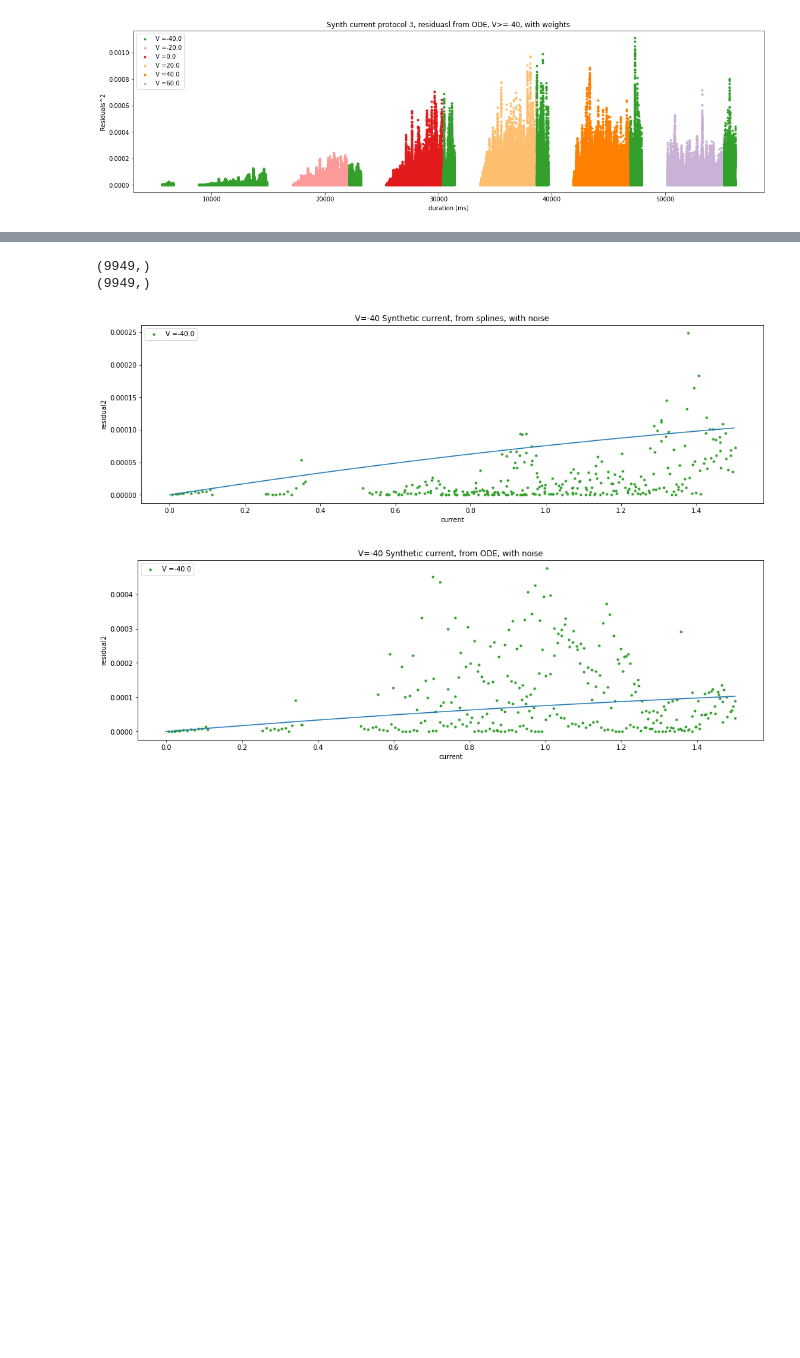
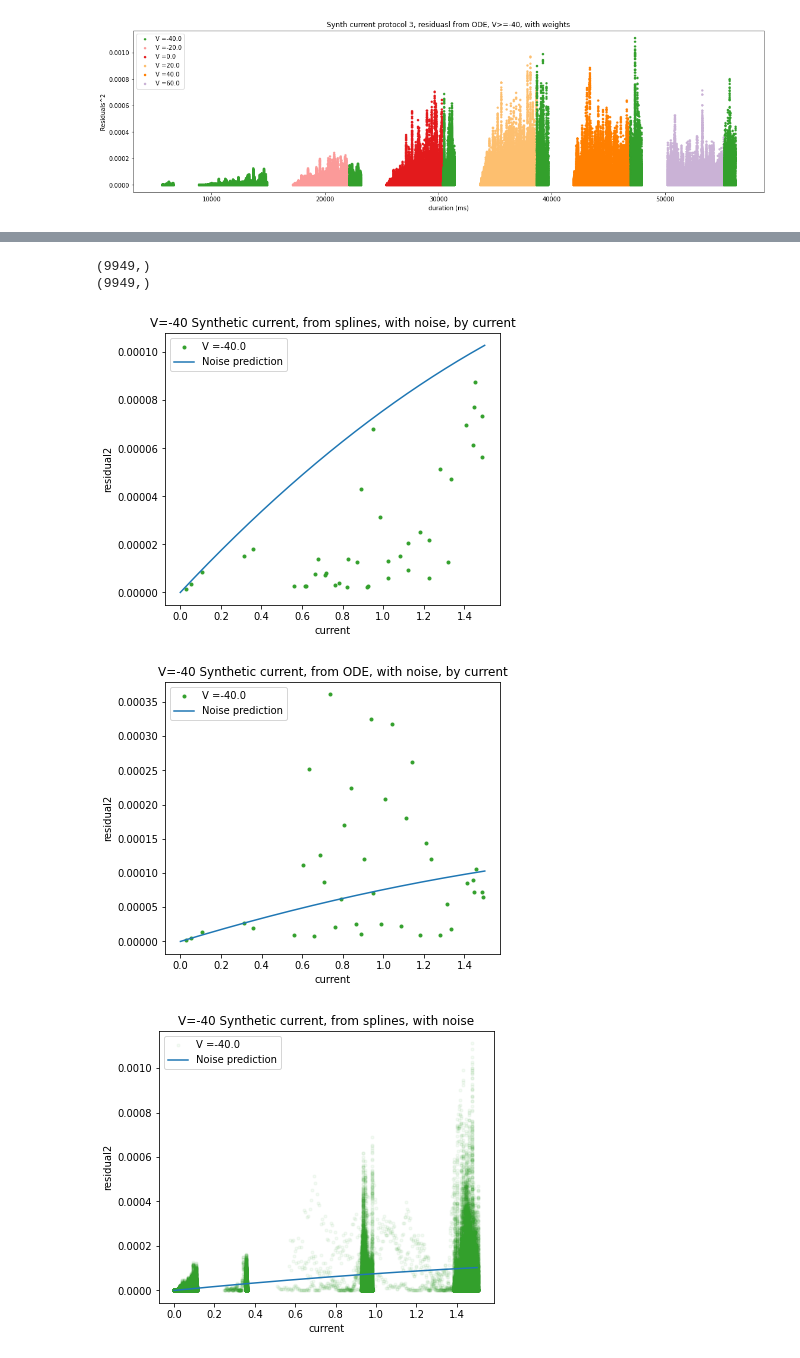
Before and after one commit to donajialej/Notes, a Jupyter notebook: from_myokit_tutorial/KyliesCell5_synth_notebook_PR3.ipynb, the cells around one changed output, grey strips where cells are left out. Drawn from its saved outputs; the diff is of its cells as text; code cells hidden in the pictures; blank space fills up the shorter version.

```diff
--- a/from_myokit_tutorial/KyliesCell5_synth_notebook_PR3.ipynb
+++ b/from_myokit_tutorial/KyliesCell5_synth_notebook_PR3.ipynb
@@ -1007,7 +1007,7 @@ plt.show()
 # Bin by current
 
 # Take Batch_size time steps and take mean of the residuals, and mean of the spline fit to get a nicer plot
-current_batch_size  = 0.01
+current_batch_size  = 0.1
 
 I_grid_pr3_withNoise_residuals2_largerCurrents_weights_bycurrent = [None] * len(index_largerCurrents)
 I_ode_pr3_withNoise_residuals2_largerCurrents_bycurrent = [None] * len(index_largerCurrents)
@@ -1195,39 +1191,40 @@ current_theory_parabola_V40 = current_linspace * ((-40 - Ek)*gamma_i  - current_
 
 
 
 
-plt.figure(figsize=(17, 5))
+plt.figure(figsize=(6, 5))
 plt.plot(I_grid_pr3_withNoise_bycurrent_meanbatch_V40, I_grid_pr3_withNoise_residuals2_weights_bycurrent_meanbatch_V40, '.',color = pr3_voltage_constV_colors[index_largerCurrents[0]], label = pr3_voltage_constV_labels_simple[index_largerCurrents[0]] )
-plt.plot(current_linspace, current_theory_parabola_V40)
+plt.plot(current_linspace, current_theory_parabola_V40, label = 'Noise prediction')
 plt.xlabel('current')
 plt.ylabel('residual2')
 plt.title('V=-40 Synthetic current, from splines, with noise, by current')
 plt.legend(loc='upper left')
 plt.show()
 
 
-plt.figure(figsize=(17, 5))
+plt.figure(figsize=(6, 5))
 plt.plot(I_ode_pr3_withNoise_bycurrent_meanbatch_V40, I_ode_pr3_withNoise_residuals2_bycurrent_meanbatch_V40, '.',color = pr3_voltage_constV_colors[index_largerCurrents[0]], label = pr3_voltage_constV_labels_simple[index_largerCurrents[0]] )
-plt.plot(current_linspace, current_theory_parabola_V40)
+plt.plot(current_linspace, current_theory_parabola_V40, label = 'Noise prediction')
 plt.xlabel('current')
 plt.ylabel('residual2')
 plt.title('V=-40 Synthetic current, from ODE, with noise, by current')
 plt.legend(loc='upper left')
 plt.show()
 
 
 
 
-plt.figure(figsize=(17, 5))
-plt.plot(I_grid_pr3_withNoise_splines_weights_V40, I_ode_pr3_withNoise_residuals2_weights_V40, '.',color = pr3_voltage_constV_colors[index_largerCurrents[0]], label = pr3_voltage_constV_labels_simple[index_largerCurrents[0]] )
-plt.plot(current_linspace, current_theory_parabola_V40)
+plt.figure(figsize=(6, 5))
+plt.plot(I_grid_pr3_withNoise_splines_weights_V40, I_ode_pr3_withNoise_residuals2_weights_V40, '.',alpha = 0.05,color = pr3_voltage_constV_colors[index_largerCurrents[0]], label = pr3_voltage_constV_labels_simple[index_largerCurrents[0]] )
+plt.plot(current_linspace, current_theory_parabola_V40, label = 'Noise prediction')
 plt.xlabel('current')
 plt.ylabel('residual2')
 plt.title('V=-40 Synthetic current, from splines, with noise')
 plt.legend(loc='upper left')
 plt.show()
 # %% [output]
 (9949,)
 (9949,)
-[figure, old version]
+[figure, new version]
-[figure, old version]
+[figure, new version]
+[figure, added]
```
Also changed, not shown: parts of 2 cells of this notebook.
